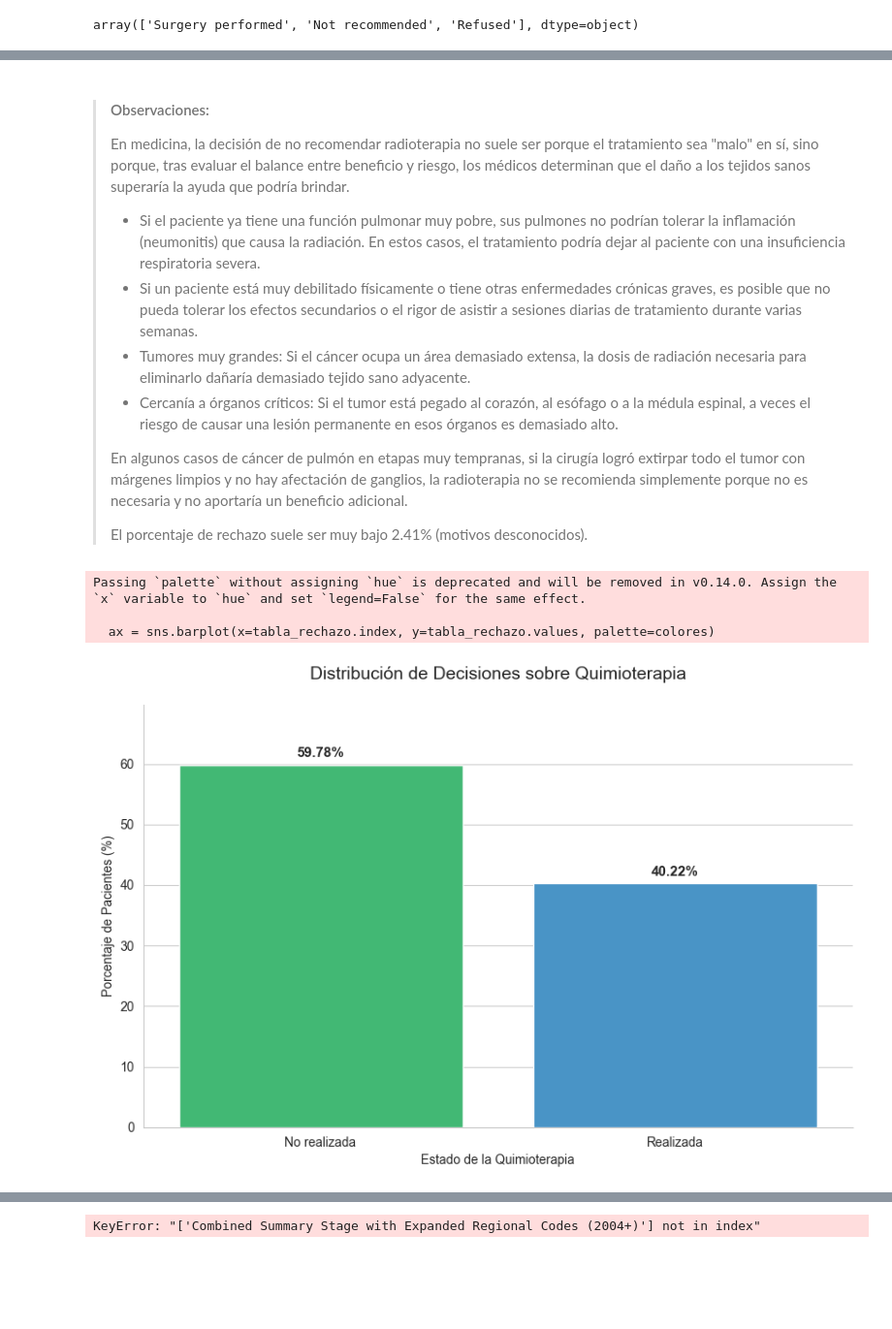
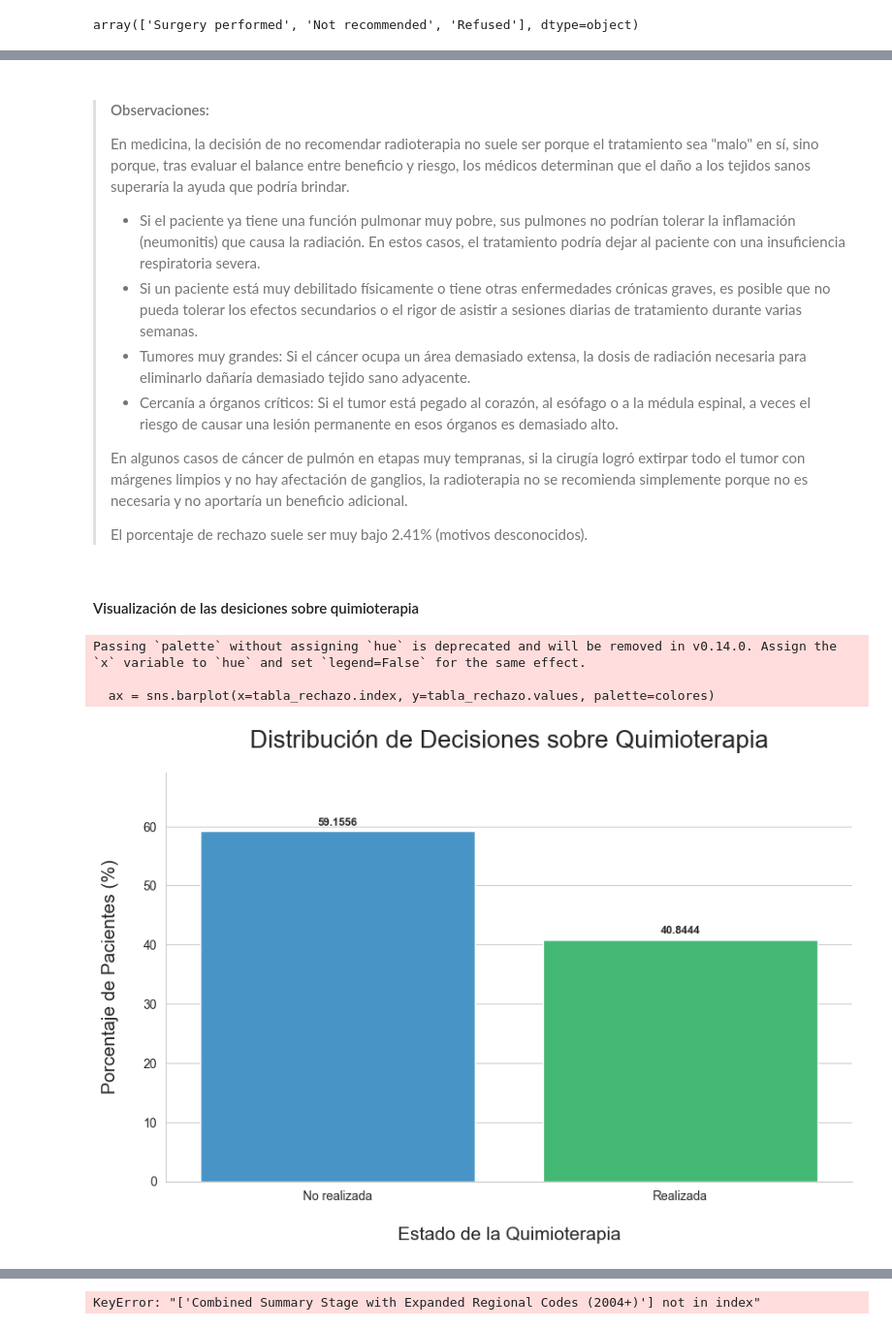
Before and after one commit to carlos-villa-restrepo/lung-cancer-prediction-xgboost, a Jupyter notebook: notebooks/betania_EDA_3.ipynb, the cells around one changed output, grey strips where cells are left out. Shown at 97% size. Cells and saved outputs as stored; diff of their text form; code cells hidden in the pictures; blank space fills up the shorter version.

```diff
--- a/notebooks/betania_EDA_3.ipynb
+++ b/notebooks/betania_EDA_3.ipynb
@@ -1146,4 +1165,4 @@ grade_clinical
 4      6814
 Name: count, dtype: int64
 # %%
-df = df[df['grade_clinical'] != 9]
+# df = df[df['grade_clinical'] != 9]
@@ -1340,5 +1366,5 @@ Passing `palette` without assigning `hue` is deprecated and will be removed in v
 # %%
-# Identificamos el rechazo basado en el mapeo
+# Identifica las decisiones basado en el mapeo
 # Usa la columna original de Radioterapia estandarizada
 df['status_rad'] = df['rad_yesno'].map({
     'Rs': 'Realizada',
@@ -1351,22 +1377,17 @@ tabla_rechazo = df['status_rad'].value_counts(normalize=True) * 100
 
 # Visualización
 plt.figure(figsize=(10, 6))
-colores = ['#2ecc71', '#3498db', '#e74c3c'] # Verde, Azul, Rojo para el rechazo
+colores = ['#3498db', '#2ecc71', '#e74c3c'] # Verde, Azul, Rojo para el rechazo
 
 ax = sns.barplot(x=tabla_rechazo.index, y=tabla_rechazo.values, palette=colores)
 
-# Añade etiquetas de porcentaje exacto sobre cada barra
-for p in ax.patches:
-    ax.annotate(f'{p.get_height():.2f}%',
-                (p.get_x() + p.get_width() / 2., p.get_height()),
-                ha='center', va='center',
-                xytext=(0, 9),
-                textcoords='offset points',
-                fontsize=11, fontweight='bold')
+# Etiquetas
+for container in ax.containers:
+    ax.bar_label(container, padding=3, fontsize=9, fontweight='bold')
 
-plt.title('Distribución de Decisiones sobre Radioterapia', fontsize=14, pad=20)
-plt.ylabel('Porcentaje de Pacientes (%)')
-plt.xlabel('Estado de la Radioterapia')
+plt.title('Distribución de Decisiones sobre Radioterapia', fontsize=20, pad=20)
+plt.ylabel('Porcentaje de Pacientes (%)', fontsize=15, labelpad=20)
+plt.xlabel('Estado de la Radioterapia', fontsize=15, labelpad=20)
 plt.ylim(0, max(tabla_rechazo.values) + 10)
 sns.despine()
 
@@ -1379,5 +1400,5 @@ Passing `palette` without assigning `hue` is deprecated and will be removed in v
 # %% [markdown]
-> #### Observaciones:
+>#### Observaciones:
 > En medicina, la decisión de no recomendar radioterapia no suele ser porque el tratamiento sea "malo" en sí, sino porque, tras evaluar el balance entre beneficio y riesgo, los médicos determinan que el daño a los tejidos sanos superaría la ayuda que podría brindar.
 > - Si el paciente ya tiene una función pulmonar muy pobre, sus pulmones no podrían tolerar la inflamación (neumonitis) que causa la radiación. En estos casos, el tratamiento podría dejar al paciente con una insuficiencia respiratoria severa.
 > - Si un paciente está muy debilitado físicamente o tiene otras enfermedades crónicas graves, es posible que no pueda tolerar los efectos secundarios o el rigor de asistir a sesiones diarias de tratamiento durante varias semanas.
@@ -1387,41 +1408,38 @@ Passing `palette` without assigning `hue` is deprecated and will be removed in v
 > En algunos casos de cáncer de pulmón en etapas muy tempranas, si la cirugía logró extirpar todo el tumor con márgenes limpios y no hay afectación de ganglios, la radioterapia no se recomienda simplemente porque no es necesaria y no aportaría un beneficio adicional.
 >
 > El porcentaje de rechazo suele ser muy bajo 2.41% (motivos desconocidos).
+# %% [markdown]
+#### Visualización de las desiciones sobre quimioterapia
 # %%
-# Identificamos el rechazo basado en el mapeo
+# Identifica las decisiones basado en el mapeo
 # Usa la columna original de Quimioterapia estandarizada
 df['status_chemo'] = df['chemo_yesno'].map({
     'Q': 'Realizada',
     'nQ': 'No realizada'
 })
 
 # Calcula porcentajes
 tabla_rechazo = df['status_chemo'].value_counts(normalize=True) * 100
 
 # Visualización
 plt.figure(figsize=(10, 6))
-colores = ['#2ecc71', '#3498db'] # Verde, Azul, Rojo para el rechazo
+colores = ['#3498db', '#2ecc71']
 
 ax = sns.barplot(x=tabla_rechazo.index, y=tabla_rechazo.values, palette=colores)
 
-# Añade etiquetas de porcentaje exacto sobre cada barra
-for p in ax.patches:
-    ax.annotate(f'{p.get_height():.2f}%',
-                (p.get_x() + p.get_width() / 2., p.get_height()),
-                ha='center', va='center',
-                xytext=(0, 9),
-                textcoords='offset points',
-                fontsize=11, fontweight='bold')
+# Etiqueas
+for container in ax.containers:
+    ax.bar_label(container, padding=3, fontsize=9, fontweight='bold')
 
-plt.title('Distribución de Decisiones sobre Quimioterapia', fontsize=14, pad=20)
-plt.ylabel('Porcentaje de Pacientes (%)')
-plt.xlabel('Estado de la Quimioterapia')
+plt.title('Distribución de Decisiones sobre Quimioterapia', fontsize=20, pad=20)
+plt.ylabel('Porcentaje de Pacientes (%)', fontsize=15, labelpad=20)
+plt.xlabel('Estado de la Quimioterapia', fontsize=15, labelpad=20)
 plt.ylim(0, max(tabla_rechazo.values) + 10)
 sns.despine()
 
 plt.show()
 # %% [output]
 Passing `palette` without assigning `hue` is deprecated and will be removed in v0.14.0. Assign the `x` variable to `hue` and set `legend=False` for the same effect.
 
   ax = sns.barplot(x=tabla_rechazo.index, y=tabla_rechazo.values, palette=colores)
-[figure, old version]
+[figure, new version]
```
Also changed, not shown: parts of 115 cells of this notebook, 5 other files.
